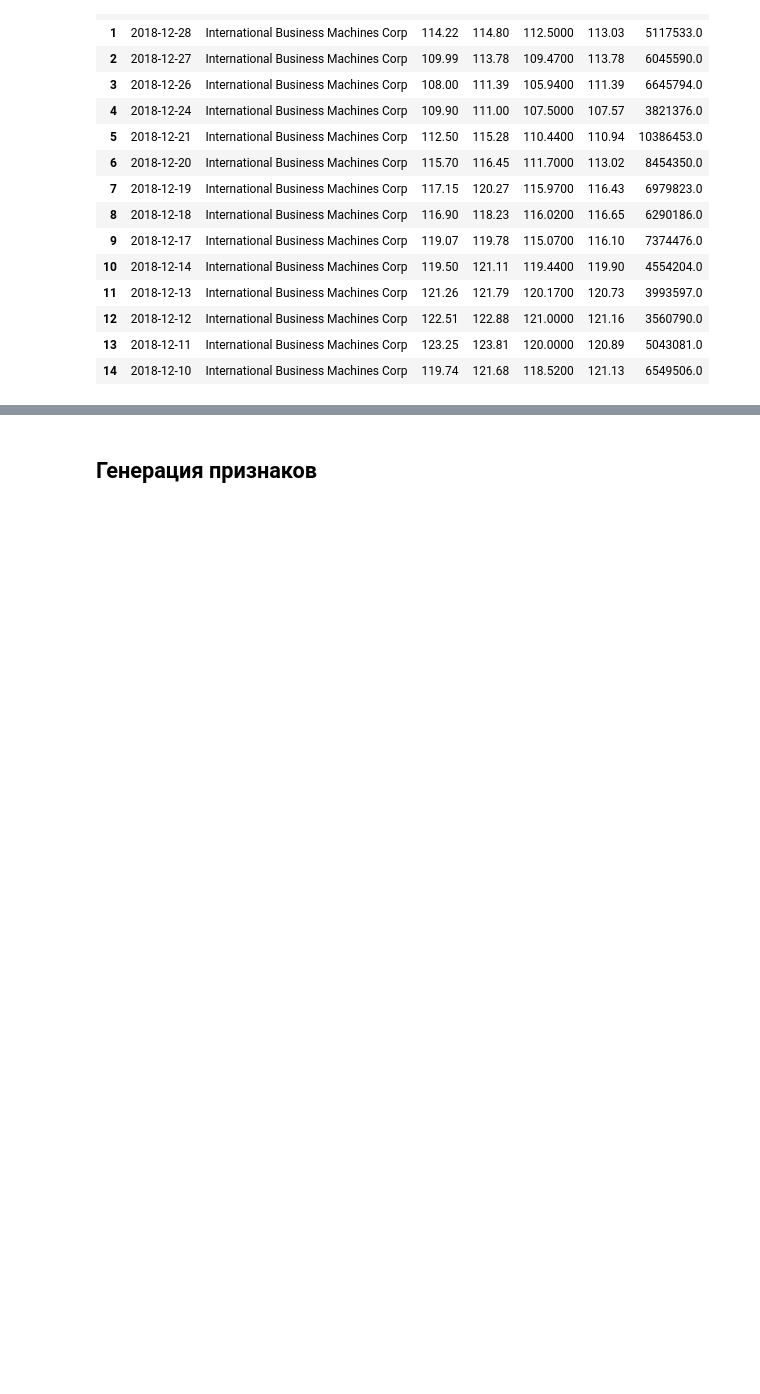
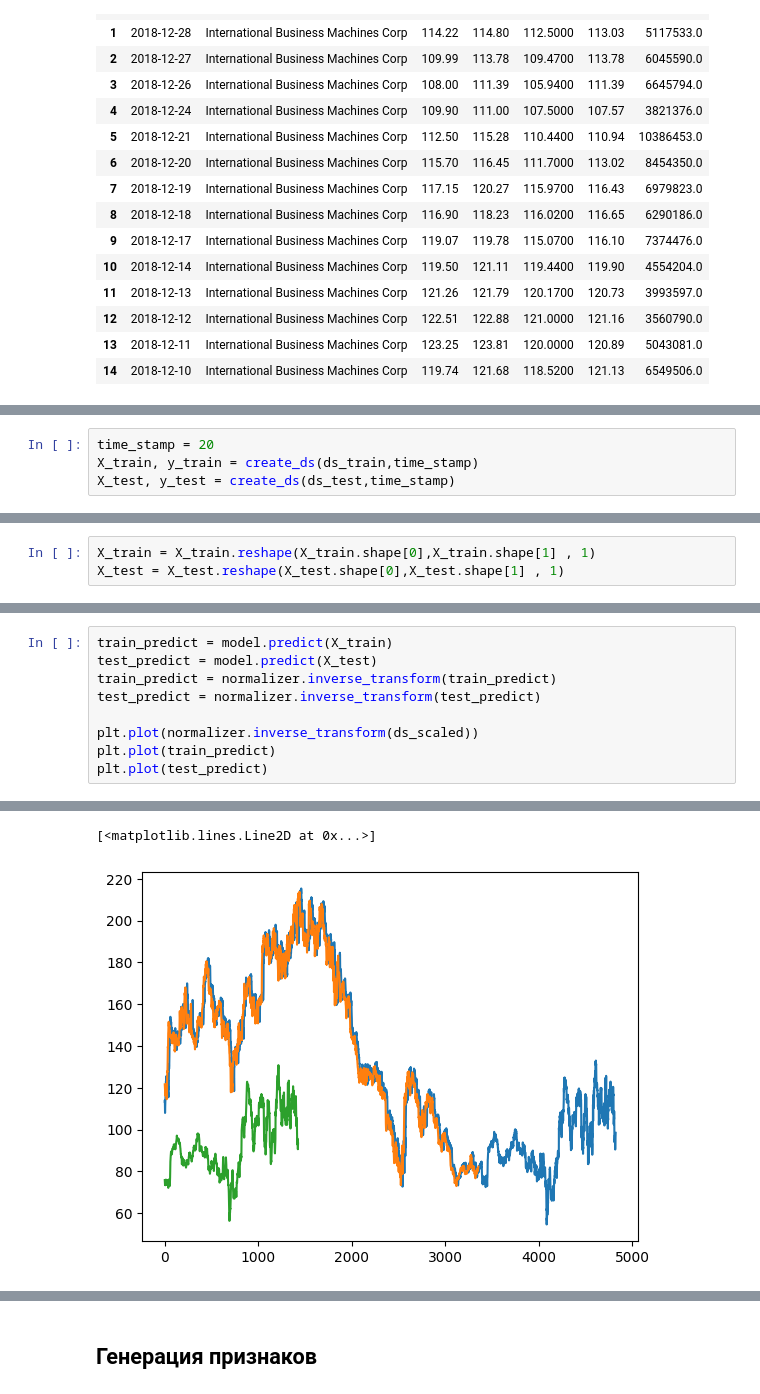
Before and after one commit to FREDY129053/Final_theory_work, a Jupyter notebook: training_model.ipynb, the cells around one changed output, grey strips where cells are left out. Cells and saved outputs as stored; diff of their text form; blank space fills up the shorter version.

```diff
--- a/training_model.ipynb
+++ b/training_model.ipynb
@@ -33,0 +59,4 @@ df.head(15)
+# %%
+time_stamp = 20
+X_train, y_train = create_ds(ds_train,time_stamp)
+X_test, y_test = create_ds(ds_test,time_stamp)
@@ -33,0 +69,3 @@ df.head(15)
+# %%
+X_train = X_train.reshape(X_train.shape[0],X_train.shape[1] , 1)
+X_test = X_test.reshape(X_test.shape[0],X_test.shape[1] , 1)
@@ -33,0 +121,10 @@ df.head(15)
+# %%
+train_predict = model.predict(X_train)
+test_predict = model.predict(X_test)
+train_predict = normalizer.inverse_transform(train_predict)
+test_predict = normalizer.inverse_transform(test_predict)
+
+plt.plot(normalizer.inverse_transform(ds_scaled))
+plt.plot(train_predict)
+plt.plot(test_predict)
+# %% [output]
@@ -33,0 +133,2 @@ df.head(15)
+[<matplotlib.lines.Line2D at 0x...>]
+[figure, added]
```
Also changed, not shown: parts of 27 cells of this notebook.
